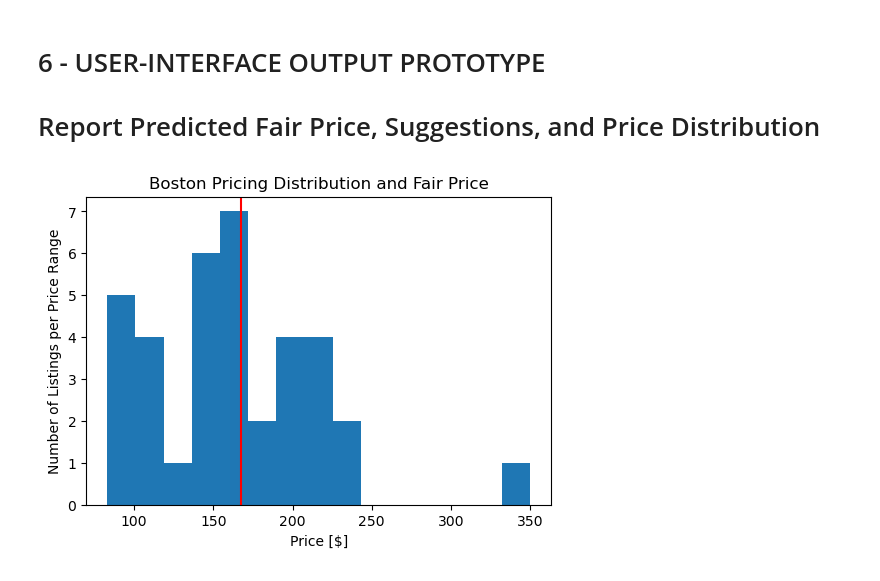
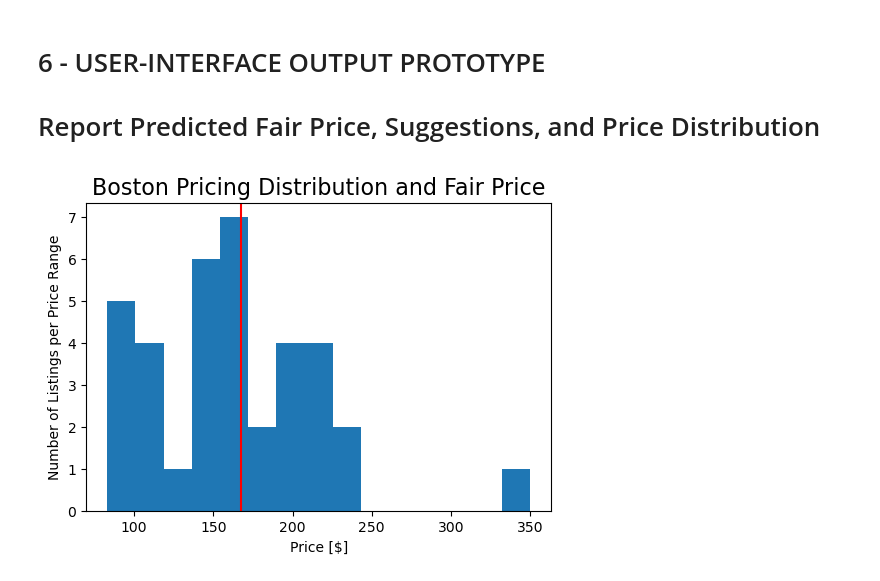
Before and after one commit to drossDS/Air_BnB_Fair_Pricing, a Jupyter notebook: code/6-Recommender.ipynb, the cells around one changed output. Saved outputs shown, nothing was run; the diff lists cells and outputs as text; code cells hidden in the pictures.

```diff
--- a/code/6-Recommender.ipynb
+++ b/code/6-Recommender.ipynb
@@ -357,35 +384,36 @@ The minimum and maximum similarities must be determined in order to report a log
 of listings.  For example:  If the top n-number of suggestions are all the same similarity, then
 technically, all others should be reported with the same similarity score - or at least the prices
 for the identical similarity scores.
 
 If the similarity scores are not the same, then simply report the top n-number of listings's prices.
 '''
 max_sim = sim_df['similarity'][0:num_recs].max()
 min_sim = sim_df['similarity'][0:num_recs].min()
 
 if max_sim == min_sim:
     # find all indexzes with that similarity
     suggested_indexes = sim_df[sim_df['similarity'] == min_sim]['listing_index']
 
     # Find all the prices for those indexes suggested above
     suggested_prices = sim_df[sim_df['similarity'] == min_sim]['price']
 
 else:
     # Just give the top num_recs similarity differences
     suggested_indexes = sim_df[0:num_recs]['listing_index']
 
     # Find all the prices for those indexes suggested above
     suggested_prices = sim_df[0:num_recs]['price']
 
 plt.figure(figsize = (6, 4))
-plt.title('Boston Pricing Distribution and Fair Price')
+plt.title('Boston Pricing Distribution and Fair Price', size = 16)
 plt.hist(suggested_prices, bins = 15)
 plt.xlabel('Price [$]')
 plt.ylabel('Number of Listings per Price Range')
 plt.axvline(rec_predict, color = 'red')
+plt.savefig('../images/rec_output.png')
 plt.show()
 # %% [output]
-[figure, old version]
+[figure, new version]
 # %%
 # Show listings that will match the criteria
 
```
Also changed, not shown: parts of 9 cells of this notebook, 2 other files.
